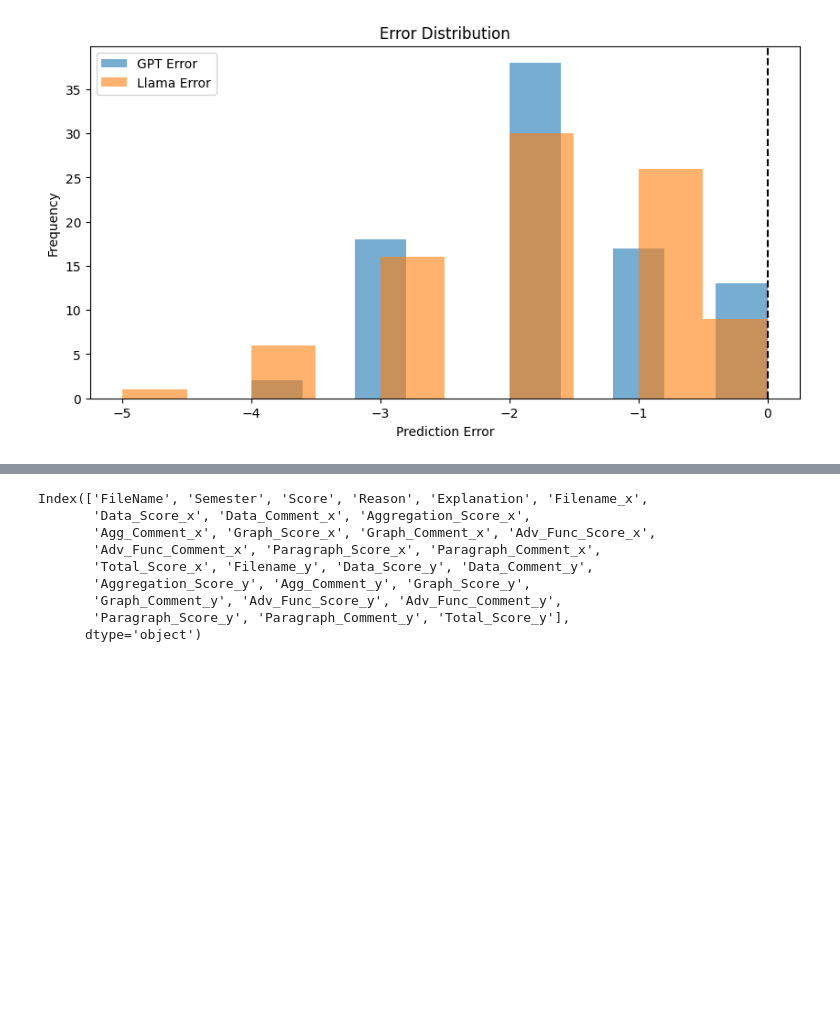
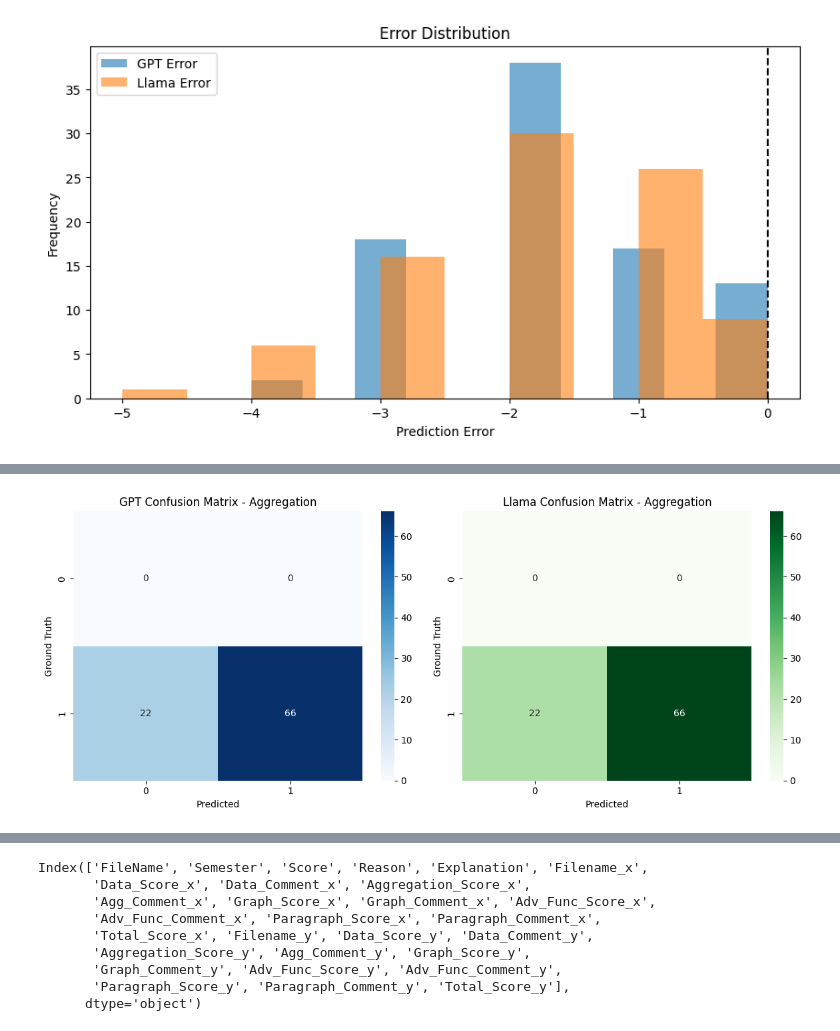
Before and after one commit to trinabrough/CS533_Semester_Project, a Jupyter notebook: FinalProject.ipynb, the cells around one changed output, grey strips where cells are left out. Cells and saved outputs as stored; diff of their text form; code cells hidden in the pictures; blank space fills up the shorter version.

```diff
--- a/FinalProject.ipynb
+++ b/FinalProject.ipynb
@@ -1432,0 +1467,21 @@ plt.show()
+# %%
+plt.figure(figsize=(12, 5))
+
+labels = [0, 1]
+
+plt.subplot(1, 2, 1)
+sns.heatmap(confusion_matrix(aggregationscore['Ground_Truth'], aggregationscore['GPT_Score'], labels = labels), annot=True, fmt="d", cmap="Blues", xticklabels = labels, yticklabels = labels)
+plt.title("GPT Confusion Matrix - Aggregation")
+plt.xlabel("Predicted")
+plt.ylabel("Ground Truth")
+
+plt.subplot(1, 2, 2)
+sns.heatmap(confusion_matrix(aggregationscore['Ground_Truth'], aggregationscore['Llama_Score'], labels = labels), annot=True, fmt="d", cmap="Greens", xticklabels = labels, yticklabels = labels)
+plt.title("Llama Confusion Matrix - Aggregation")
+plt.xlabel("Predicted")
+plt.ylabel("Ground Truth")
+
+plt.tight_layout()
+plt.show()
+# %% [output]
+[figure, added]
```
Also changed, not shown: parts of 9 cells of this notebook.
